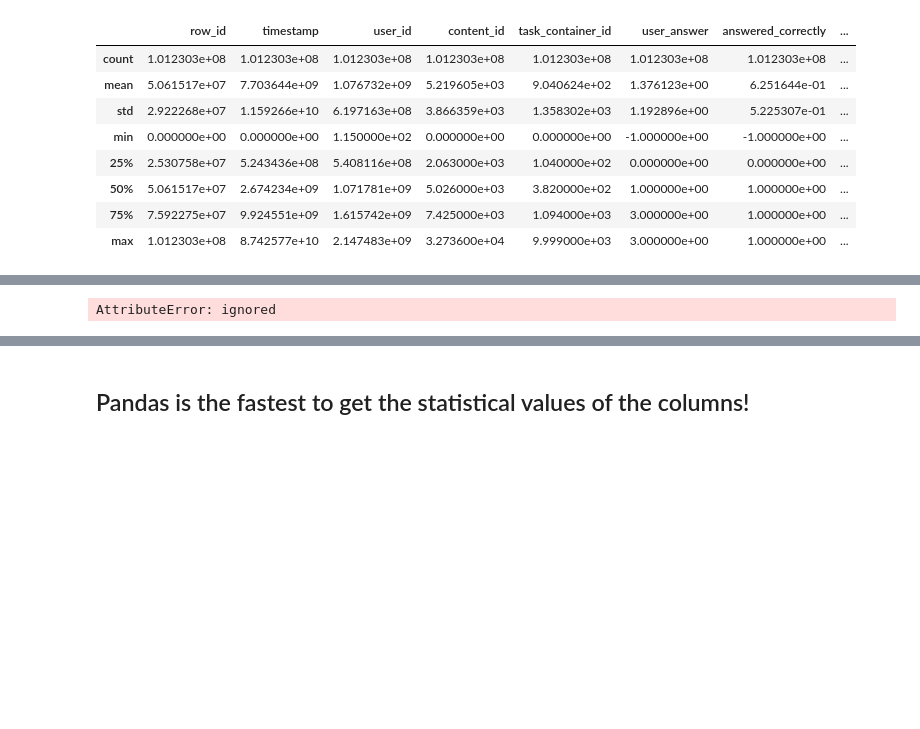
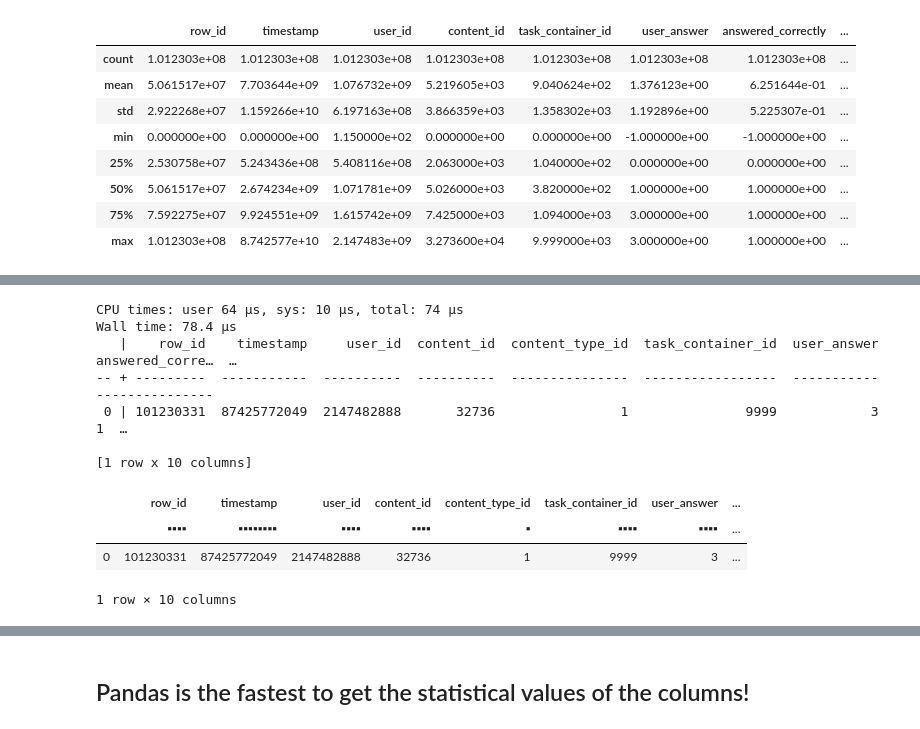
Before and after one commit to swapnilvishwakarma/File-Ingestion-and-Schema-Validation, a Jupyter notebook: File_ingestion_and_schema_validation.ipynb, the cells around one changed output, grey strips where cells are left out. Drawn from its saved outputs; the diff is of its cells as text; code cells hidden in the pictures; blank space fills up the shorter version.

```diff
--- a/File_ingestion_and_schema_validation.ipynb
+++ b/File_ingestion_and_schema_validation.ipynb
@@ -418,5 +451,15 @@ Wall time: 1min 16s
 # %%
 %%time
-df_datable.describe()
+df_datable.max()
 # %% [output]
-AttributeError: ignored
+CPU times: user 64 µs, sys: 10 µs, total: 74 µs
+Wall time: 78.4 µs
+   |    row_id    timestamp     user_id  content_id  content_type_id  task_container_id  user_answer  answered_corre…  …
+-- + ---------  -----------  ----------  ----------  ---------------  -----------------  -----------  ---------------
+ 0 | 101230331  87425772049  2147482888       32736                1               9999            3                1  …
+
+[1 row x 10 columns]
+|  | row_id | timestamp | user_id | content_id | content_type_id | task_container_id | user_answer | ... |
+|  | ▪▪▪▪ | ▪▪▪▪▪▪▪▪ | ▪▪▪▪ | ▪▪▪▪ | ▪ | ▪▪▪▪ | ▪▪▪▪ | ... |
+| 0 | 101230331 | 87425772049 | 2147482888 | 32736 | 1 | 9999 | 3 | ... |
+1 row × 10 columns
```
Also changed, not shown: parts of 16 cells of this notebook.
